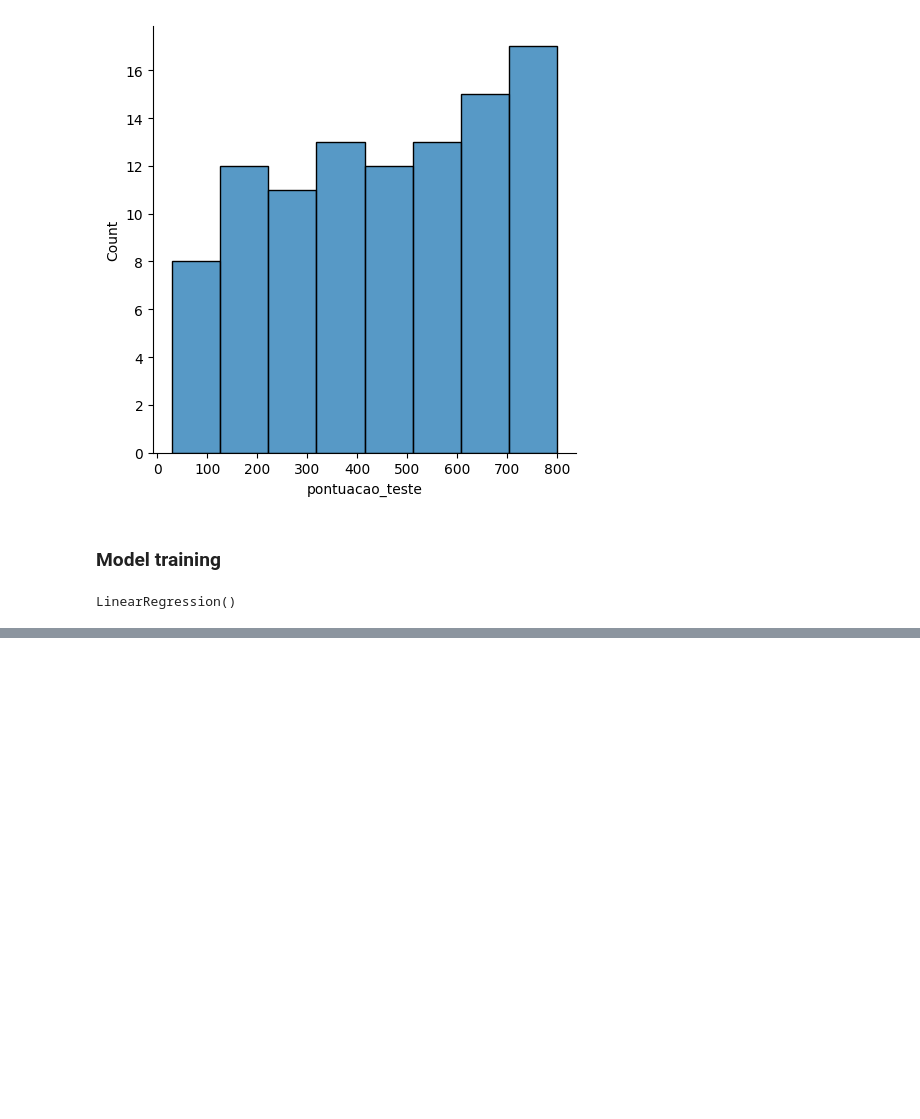
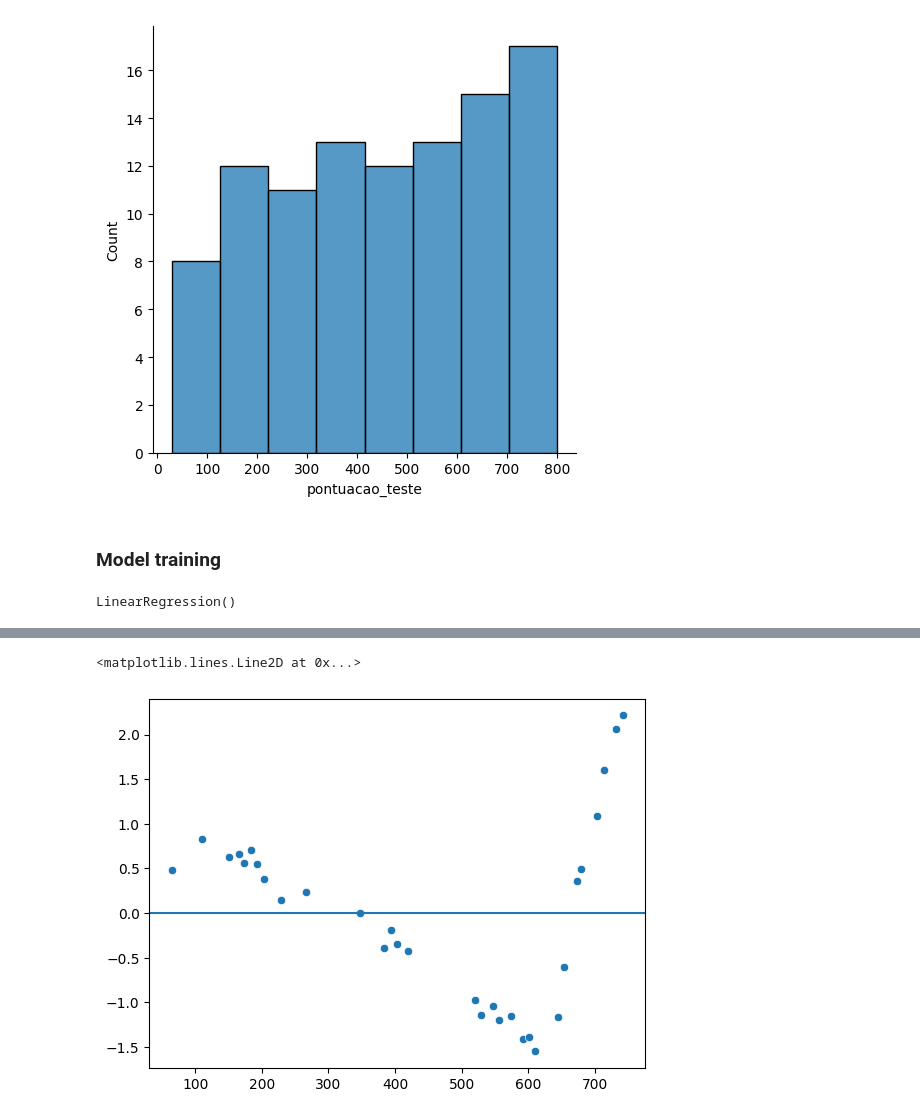
Before and after one commit to RanielliMontagna/ia-learning, a Jupyter notebook: simple_linear_regression/score_model.ipynb, the cells around one changed output, grey strips where cells are left out. Drawn from its saved outputs; the diff is of its cells as text; code cells hidden in the pictures; blank space fills up the shorter version.

```diff
--- a/simple_linear_regression/score_model.ipynb
+++ b/simple_linear_regression/score_model.ipynb
@@ -137,0 +195,18 @@ The equation of the line is: y = 15.642619 + 8.476601x
+# %%
+# Calculate the residuals
+residuals = y_test - y_pred
+# %%
+# Calculate the mean of the residuals (standardized residuals)
+# For each residual, we subtract the mean of the residuals (X - mean / standard deviation)
+from scipy.stats import zscore
+residuals_standardized = zscore(residuals)
+# %%
+# Verify linearity of the model?
+# If the residuals is between -2 and 2, the model indicates linearity
+
+# Verify homoscedasticity
+sns.scatterplot(x=y_pred.reshape(-1), y=residuals_standardized.reshape(-1))
+plt.axhline(y=0)
+# %% [output]
+<matplotlib.lines.Line2D at 0x...>
+[figure, added]
```
Also changed, not shown: parts of 13 cells of this notebook.
